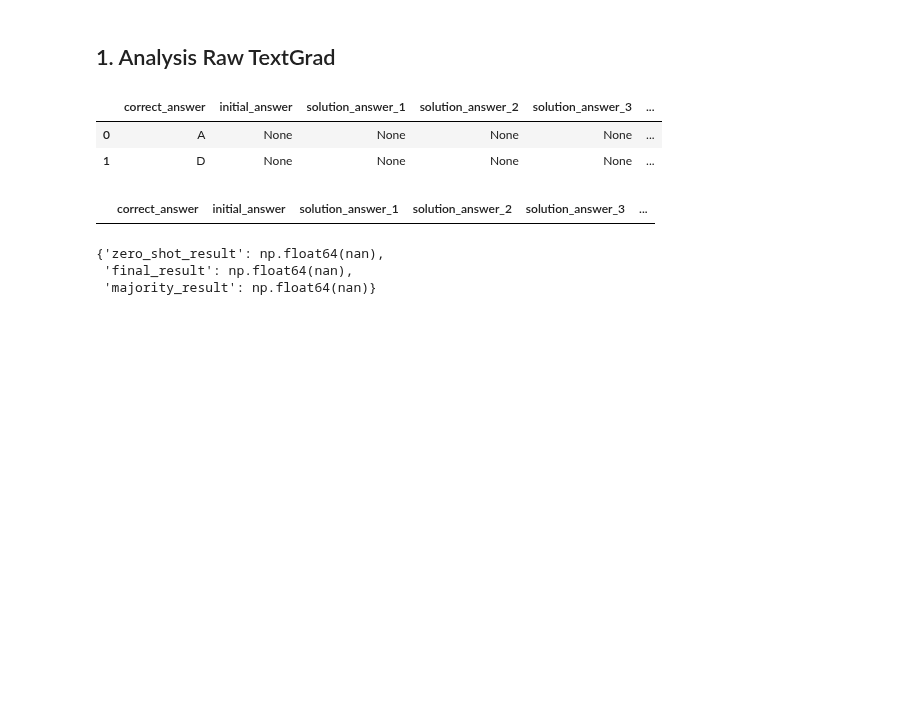
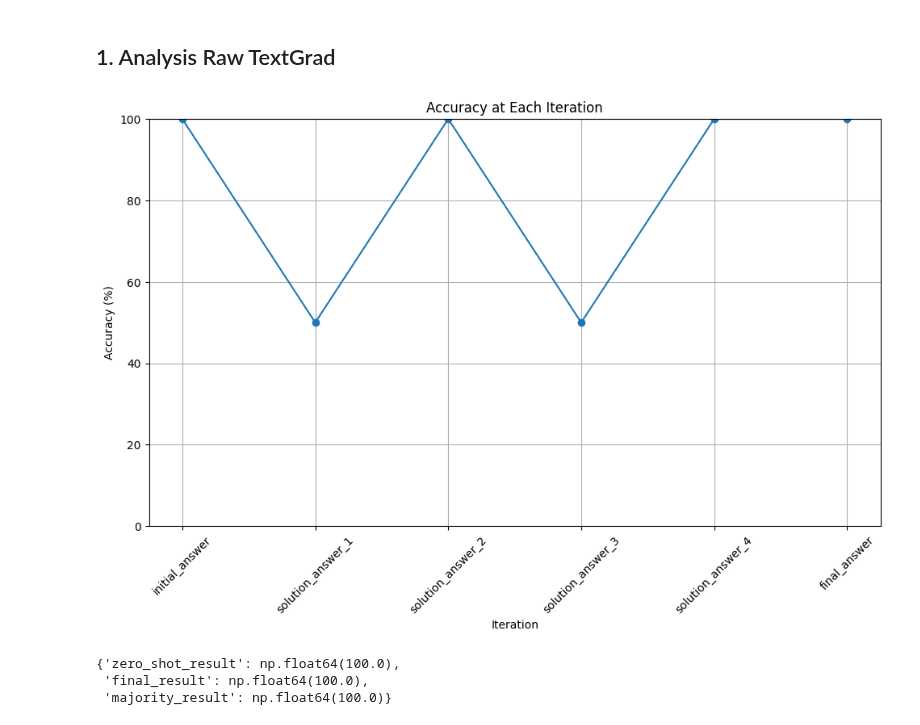
Before and after one commit to eugeniusms/textgrad-TextualVerifier, a Jupyter notebook: evaluation/solution_optimization/04-Solution-Optimization-Analyis.ipynb, the cells around one changed output. Saved outputs shown, nothing was run; the diff lists cells and outputs as text; code cells hidden in the pictures; blank space fills up the shorter version.

```diff
--- a/evaluation/solution_optimization/04-Solution-Optimization-Analyis.ipynb
+++ b/evaluation/solution_optimization/04-Solution-Optimization-Analyis.ipynb
@@ -73,5 +74,39 @@ def calculate_true_percentages(df, columns):
         true_count = df[col].sum()  # Since True == 1 and False == 0
         result[col] = round((true_count / total) * 100, 2)
     return result
+# %%
+def get_clean_processed_data(dataset):
+    processed_answer_list = process_result_data(dataset)
+    processed_answer = pd.DataFrame(processed_answer_list)
+    clean_processed_answer = processed_answer.dropna()
+    return clean_processed_answer
+
+def analyze_percentage_data(dataset):
+    columns_to_check = ["zero_shot_result", "final_result", "majority_result"]
+    clean_processed_answer = get_clean_processed_data(dataset)
+    result = calculate_true_percentages(clean_processed_answer, columns_to_check)
+    return result
+
+def analyze_visual_iteration_data(dataset):
+    iterations = ["initial_answer", "solution_answer_1", "solution_answer_2", "solution_answer_3", "solution_answer_4", "final_answer"]
+    accuracies = []
+    clean_processed_answer = get_clean_processed_data(dataset)
+
+    for col in iterations:
+        correct = clean_processed_answer[col] == clean_processed_answer["correct_answer"]
+        accuracy = correct.mean() * 100  # Convert to percentage
+        accuracies.append(accuracy)
+
+    # Plotting
+    plt.figure(figsize=(10, 6))
+    plt.plot(iterations, accuracies, marker='o')
+    plt.title("Accuracy at Each Iteration")
+    plt.xlabel("Iteration")
+    plt.ylabel("Accuracy (%)")
+    plt.ylim(0, 100)
+    plt.grid(True)
+    plt.tight_layout()
+    plt.xticks(rotation=45)
+    plt.show()
 # %% [markdown]
 ## 1. Analysis Raw TextGrad
@@ -80,23 +113,13 @@ columns_to_check = ["zero_shot_result", "final_result", "majority_result"]
-# %%
-# Raw TextGrad
-raw_textgrad_processed_answer_list = process_result_data(raw_textgrad)
-raw_textgrad_processed_answer = pd.DataFrame(raw_textgrad_processed_answer_list)
-raw_textgrad_processed_answer
-# %% [output]
-|  | correct_answer | initial_answer | solution_answer_1 | solution_answer_2 | solution_answer_3 | ... |
-| 0 | A | None | None | None | None | ... |
-| 1 | D | None | None | None | None | ... |
-# %%
-# Drop None Rows
-clean_raw_textgrad_processed_answer = raw_textgrad_processed_answer.dropna()
-clean_raw_textgrad_processed_answer
-# %% [output]
-|  | correct_answer | initial_answer | solution_answer_1 | solution_answer_2 | solution_answer_3 | ... |
-# %%
-
-percentages = calculate_true_percentages(clean_raw_textgrad_processed_answer, columns_to_check)
-percentages
-# %% [output]
-{'zero_shot_result': np.float64(nan),
- 'final_result': np.float64(nan),
- 'majority_result': np.float64(nan)}
+# %%
+# Visualization
+analyze_visual_iteration_data(raw_textgrad)
+# %% [output]
+[figure, added]
+# %%
+# Percentages
+result = analyze_percentage_data(raw_textgrad)
+result
+# %% [output]
+{'zero_shot_result': np.float64(100.0),
+ 'final_result': np.float64(100.0),
+ 'majority_result': np.float64(100.0)}
```
Also changed, not shown: parts of 2 cells of this notebook.
